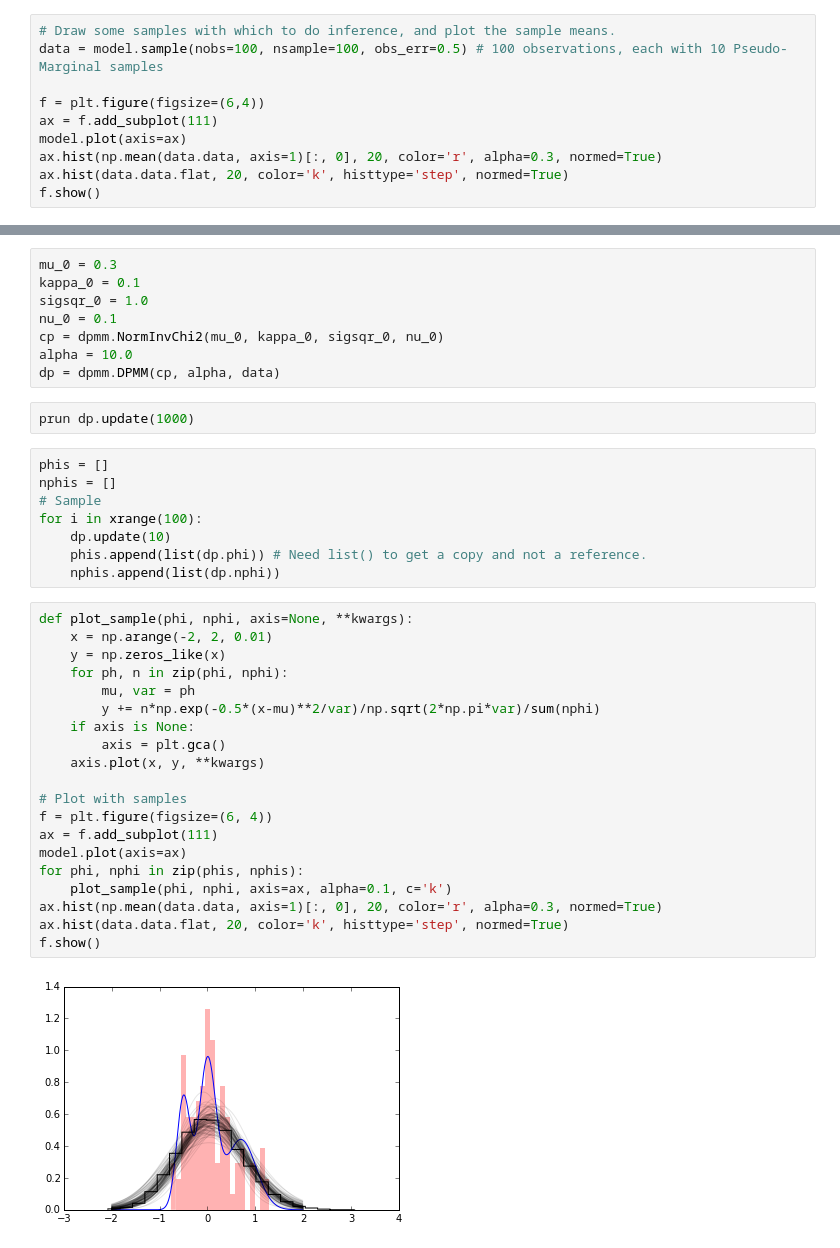
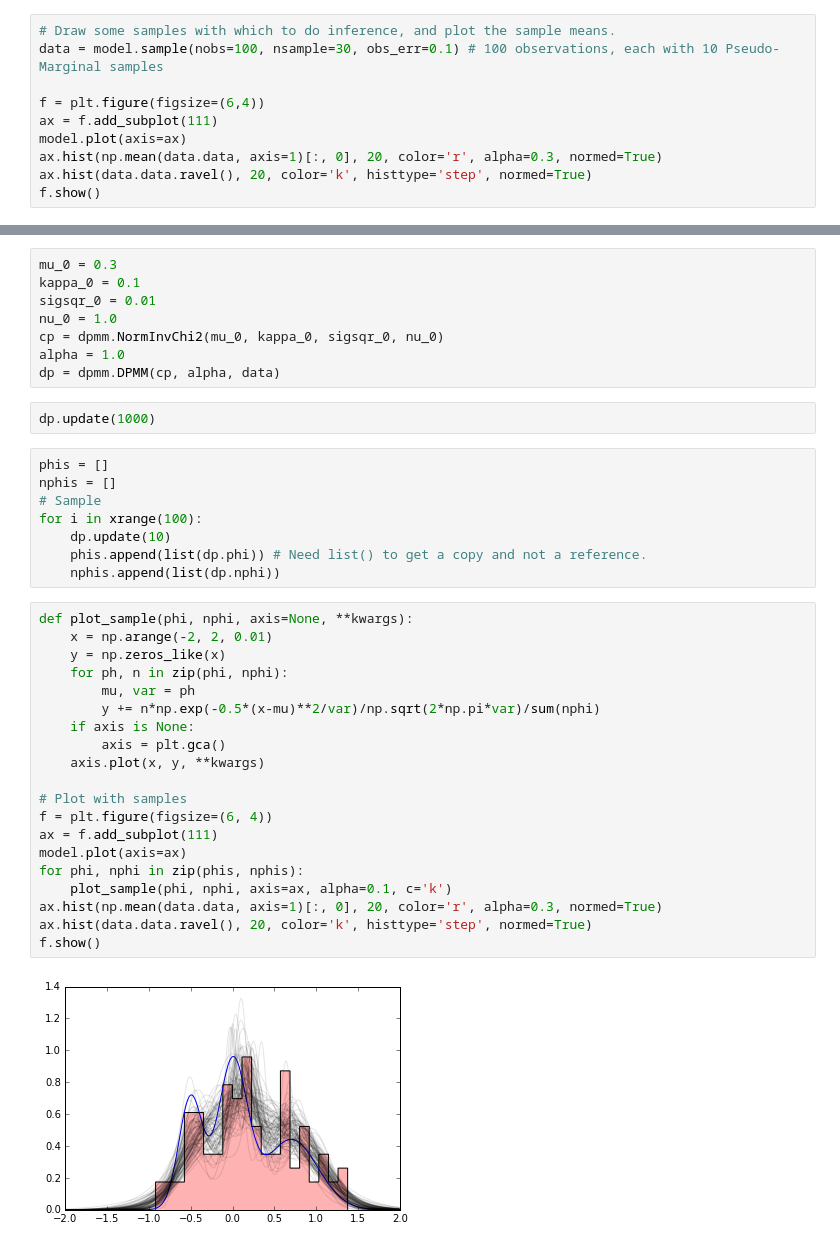
Before and after one commit to jmeyers314/DPMM, a Jupyter notebook: notebooks/DPMM with Pseudo-Marginal Data.ipynb, the cells around one changed output, grey strips where cells are left out. Drawn from its saved outputs; the diff is of its cells as text.

```diff
--- a/notebooks/DPMM with Pseudo-Marginal Data.ipynb
+++ b/notebooks/DPMM with Pseudo-Marginal Data.ipynb
@@ -65,11 +65,11 @@ f.show()
 # %%
 # Draw some samples with which to do inference, and plot the sample means.
-data = model.sample(nobs=100, nsample=100, obs_err=0.5) # 100 observations, each with 10 Pseudo-Marginal samples
+data = model.sample(nobs=100, nsample=30, obs_err=0.1) # 100 observations, each with 10 Pseudo-Marginal samples
 
 f = plt.figure(figsize=(6,4))
 ax = f.add_subplot(111)
 model.plot(axis=ax)
 ax.hist(np.mean(data.data, axis=1)[:, 0], 20, color='r', alpha=0.3, normed=True)
-ax.hist(data.data.flat, 20, color='k', histtype='step', normed=True)
+ax.hist(data.data.ravel(), 20, color='k', histtype='step', normed=True)
 f.show()
 # %% [output]
@@ -77,13 +77,13 @@ f.show()
 # %%
 mu_0 = 0.3
 kappa_0 = 0.1
-sigsqr_0 = 1.0
-nu_0 = 0.1
+sigsqr_0 = 0.01
+nu_0 = 1.0
 cp = dpmm.NormInvChi2(mu_0, kappa_0, sigsqr_0, nu_0)
-alpha = 10.0
+alpha = 1.0
 dp = dpmm.DPMM(cp, alpha, data)
 # %%
-prun dp.update(1000)
+dp.update(1000)
 # %%
 phis = []
 nphis = []
@@ -95,22 +95,22 @@ for i in xrange(100):
 # %%
 def plot_sample(phi, nphi, axis=None, **kwargs):
     x = np.arange(-2, 2, 0.01)
     y = np.zeros_like(x)
     for ph, n in zip(phi, nphi):
         mu, var = ph
         y += n*np.exp(-0.5*(x-mu)**2/var)/np.sqrt(2*np.pi*var)/sum(nphi)
     if axis is None:
         axis = plt.gca()
     axis.plot(x, y, **kwargs)
 
 # Plot with samples
 f = plt.figure(figsize=(6, 4))
 ax = f.add_subplot(111)
 model.plot(axis=ax)
 for phi, nphi in zip(phis, nphis):
     plot_sample(phi, nphi, axis=ax, alpha=0.1, c='k')
 ax.hist(np.mean(data.data, axis=1)[:, 0], 20, color='r', alpha=0.3, normed=True)
-ax.hist(data.data.flat, 20, color='k', histtype='step', normed=True)
+ax.hist(data.data.ravel(), 20, color='k', histtype='step', normed=True)
 f.show()
 # %% [output]
-[figure, old version]
+[figure, new version]
```
Also changed, not shown: parts of 3 cells of this notebook, 7 other files.
